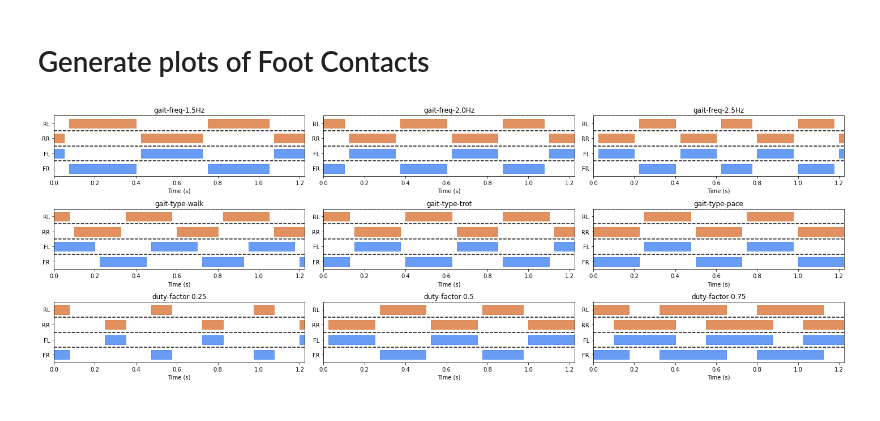
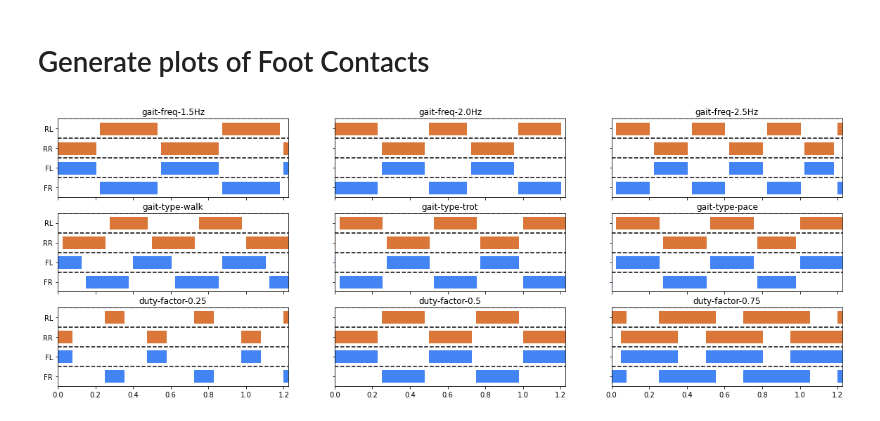
Before and after one commit to mcx-lab/rl-baselines3-zoo, a Jupyter notebook: notebooks/test_phase_cpg.ipynb, the cells around one changed output. Saved outputs shown, nothing was run; the diff lists cells and outputs as text; code cells hidden in the pictures.

Commit message:
Update notebook to generate CPG plot

```diff
--- a/notebooks/test_phase_cpg.ipynb
+++ b/notebooks/test_phase_cpg.ipynb
@@ -184,11 +69,0 @@ def plot_combined_phase_history(ax, time, phase_history):
-# %%
-fig, ax = plt.subplots(figsize = (5,5))
-ax.set_xlabel("Time (s)")
-ax.set_ylim(-1.1, 1.1)
-ax.set_ylabel("Cosine of CPG phase")
-fig.suptitle("Convergence of coupled oscillators")
-
-initial_state = np.random.uniform(-1.5, 1.5, size=(4,2))
-time, state_history = generate_combined_phase_history(initial_state, 'trot', 2.0, 0.5, n_timesteps=1500, dt=0.001)
-plot_combined_phase_history(ax, time, state_history)
-ax.legend(bbox_to_anchor=(1.1, 1.05))
@@ -216,7 +88,7 @@ def generate_foot_contacts(
     gait_frequency,
     duty_factor,
     dt = 0.025,
-    n_timesteps = 50
+    n_timesteps = 200
 ):
     """ Generate reference foot contacts for plotting """
     params = CPGParameters(
@@ -256,17 +128,17 @@ gait_freqs = (1.5, 2.0, 2.5)
 duty_factors = (0.25, 0.5, 0.75)
 
 for gf in gait_freqs:
-    _, f = generate_foot_contacts('trot', gf, 0.5)
+    _, f = generate_foot_contacts('trot', gf, 0.5, n_timesteps = 50)
     name = f"gait-freq-{gf}Hz"
     vary_freq_foot_contacts.append((name, f))
 
 for gn in gait_names:
-    _, f = generate_foot_contacts(gn, 2.0, 0.5)
+    _, f = generate_foot_contacts(gn, 2.0, 0.5, n_timesteps = 50)
     name = f"gait-type-{gn}"
     vary_gait_foot_contacts.append((name, f))
 
 for df in duty_factors:
-    _, f = generate_foot_contacts('trot', 2.0, df)
+    _, f = generate_foot_contacts('trot', 2.0, df, n_timesteps = 50)
     name = f"duty-factor-{df}"
     vary_duty_foot_contacts.append((name, f))
 
@@ -274,35 +146,38 @@ time = _
 # %%
 import matplotlib.pyplot as plt
 
-google_blue = (66 / 256, 133 / 256, 244 / 256, 1.0)
-google_orange = (219 / 256, 118 /256, 55 / 256, 1.0)
-foot_colors = (google_blue, google_blue, google_orange, google_orange)
+google_blue = (66 / 256, 133 / 256, 244 / 256, 1)
+google_orange = (219 / 256, 118 / 256, 55 / 256, 1)
+
+foot_colors = [google_blue, google_blue, google_orange, google_orange]
 
 def plot_foot_contacts(ax, time, foot_contacts, title):
 
+    ax.set_yticks([0,1,2,3])
+    ax.set_yticklabels(foot_names)
     for i in range(4):
-        ax.set_yticks([0,1,2,3])
-        ax.set_yticklabels(foot_names)
-        ax.set_ylim(-0.5, 3.5)
-        ax.set_xlim(0, time[-1])
-        ax.set_xlabel("Time (s)")
         # Select timesteps where foot is on ground
         ground_idx = foot_contacts[:,i] == 1
-        air_idx = foot_contacts[:,i] != 1
+        foot_time = time[ground_idx]
+        foot_fc = (i+1,) * foot_time.shape[0] # foot_names[i] * foot_time.shape[0]
 
+        # ax.scatter(foot_time, foot_fc)
         ax.set_title(title)
         ax.axhline(y=i+0.5, color='black', linestyle='--')
-        ax.fill_between(time, i-0.3, i+0.3, where=ground_idx, color = foot_colors[i], alpha=0.8)
-        # ax.fill_between(time, i-0.3, i+0.3, where=air_idx, color = foot_colors[i], alpha=0.3)
+        ax.fill_between(time, i-0.3, i+0.3, where=ground_idx, color = foot_colors[i])
 
-fig, ax = plt.subplots(3, 3, figsize=(20, 7))
+
+
+fig, ax = plt.subplots(3, 3, figsize=(20, 7), sharey=True, sharex=True)
+# ax[0,0].set_yticks(foot_names)
+ax[0,0].set_ylim(-0.5, 3.5)
+ax[0,0].set_xlim(0, time[-1])
 for i, (name, fc) in enumerate(vary_freq_foot_contacts):
     plot_foot_contacts(ax[0,i], time, fc, title = name)
 for i, (name, fc) in enumerate(vary_gait_foot_contacts):
     plot_foot_contacts(ax[1,i], time, fc, title = name)
 for i, (name, fc) in enumerate(vary_duty_foot_contacts):
     plot_foot_contacts(ax[2,i], time, fc, title = name)
-fig.tight_layout()
 fig.show()
 # %% [output]
-[figure, old version]
+[figure, new version]
```
Also changed, not shown: parts of 6 cells of this notebook, 2 other files.
